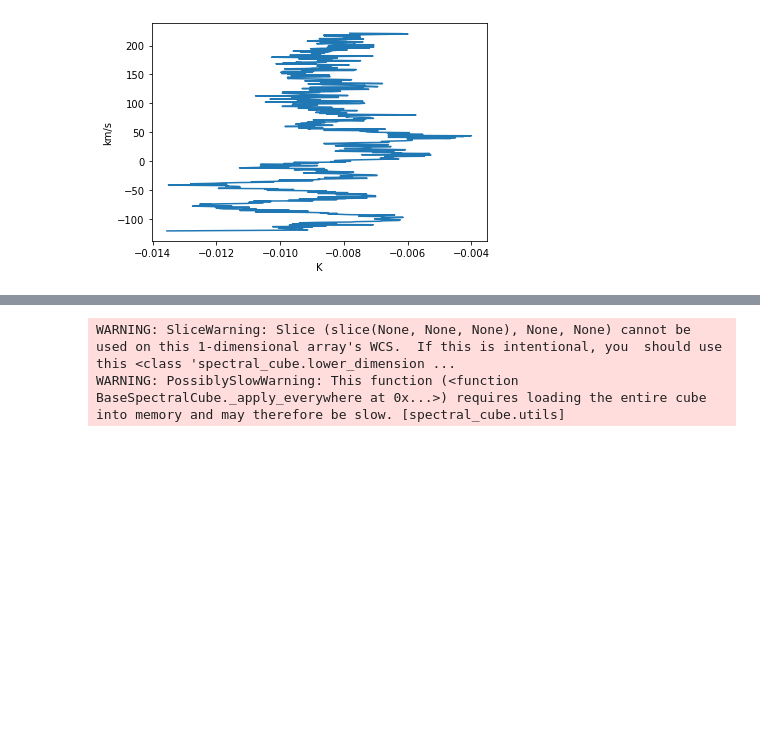
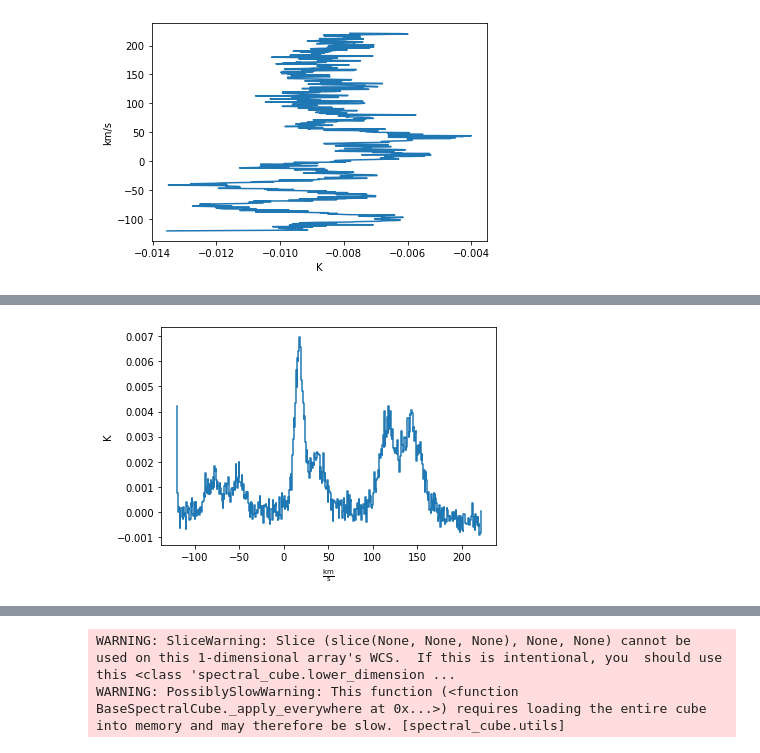
Before and after one commit to SpacialTree/clouds-g5-b1, a Jupyter notebook: BaselineFixes.ipynb, the cells around one changed output, grey strips where cells are left out. Saved outputs shown, nothing was run; the diff lists cells and outputs as text; code cells hidden in the pictures; blank space fills up the shorter version.

```diff
--- a/BaselineFixes.ipynb
+++ b/BaselineFixes.ipynb
@@ -389,0 +364,3 @@ plt.savefig('/orange/adamginsburg/cmz/g5/code/plots/persubtraction.pdf', bbox_in
+# %%
+(a_cube23 - spec[:,None,None]-0.0085*u.K).mean(axis=(1,2)).quicklook()
+# %% [output]
@@ -389,0 +371 @@ plt.savefig('/orange/adamginsburg/cmz/g5/code/plots/persubtraction.pdf', bbox_in
+[figure, added]
```
Also changed, not shown: parts of 10 cells of this notebook, 1 other file.
